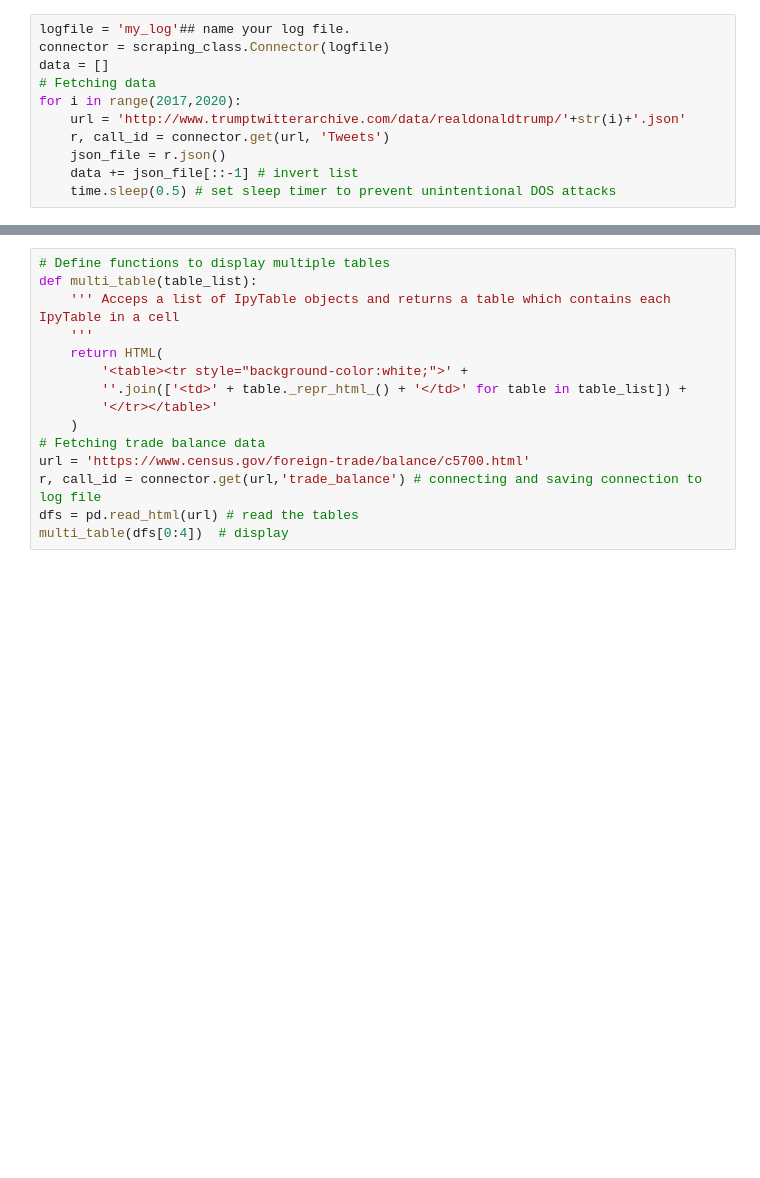
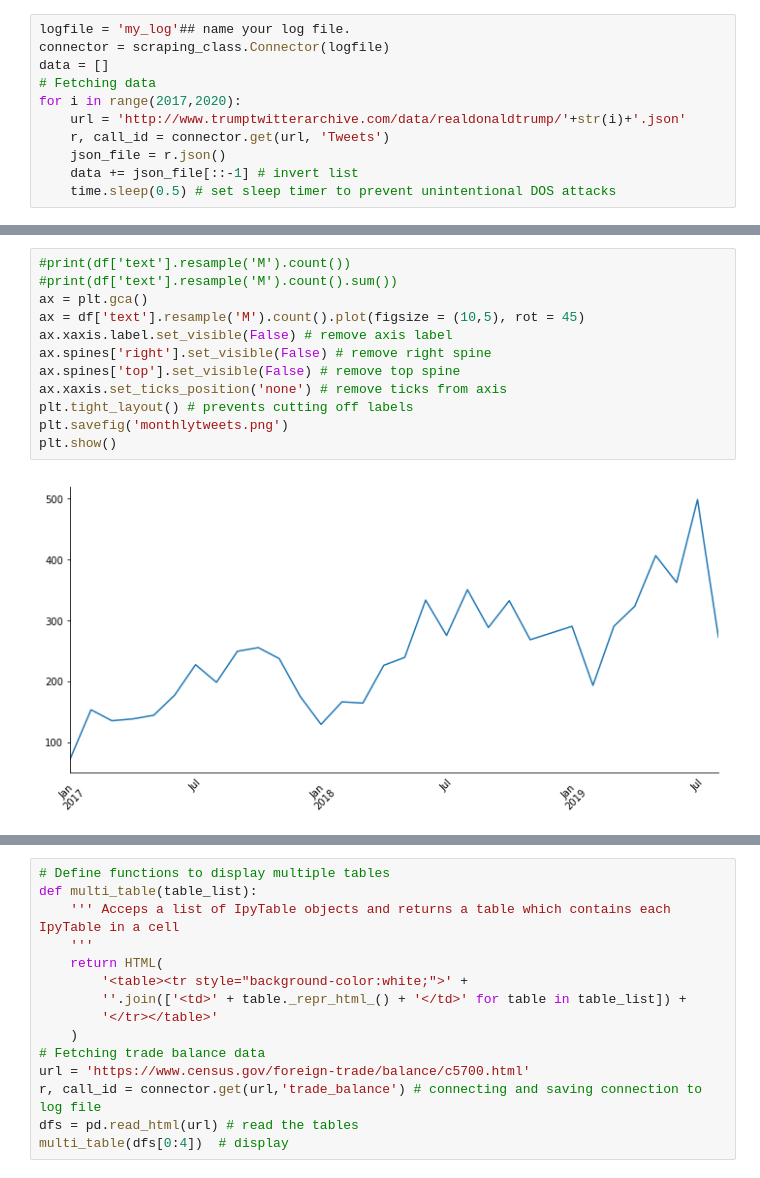
Before and after one commit to BjornCilleborg/sds2019, a Jupyter notebook: EXAM PROJECT/Exam Project.ipynb, the cells around one changed output, grey strips where cells are left out. Saved outputs shown, nothing was run; the diff lists cells and outputs as text; blank space fills up the shorter version.

```diff
--- a/EXAM PROJECT/Exam Project.ipynb
+++ b/EXAM PROJECT/Exam Project.ipynb
@@ -88,0 +106,14 @@ df_filter = df.query("keyword == True") # filter query to remove retweets and no
+# %%
+#print(df['text'].resample('M').count())
+#print(df['text'].resample('M').count().sum())
+ax = plt.gca()
+ax = df['text'].resample('M').count().plot(figsize = (10,5), rot = 45)
+ax.xaxis.label.set_visible(False) # remove axis label
+ax.spines['right'].set_visible(False) # remove right spine
+ax.spines['top'].set_visible(False) # remove top spine
+ax.xaxis.set_ticks_position('none') # remove ticks from axis
+plt.tight_layout() # prevents cutting off labels
+plt.savefig('monthlytweets.png')
+plt.show()
+# %% [output]
+[figure, added]
```
Also changed, not shown: parts of 5 cells of this notebook, 6 other files.
